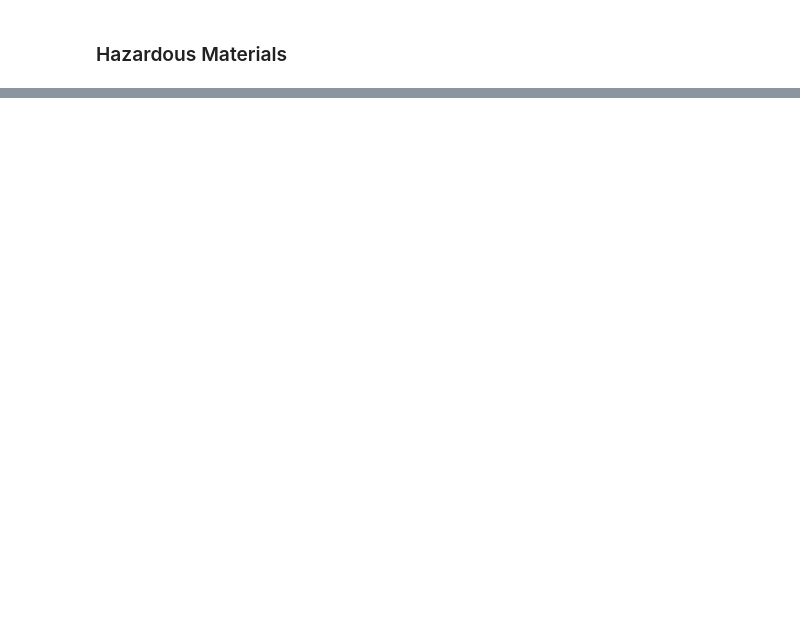
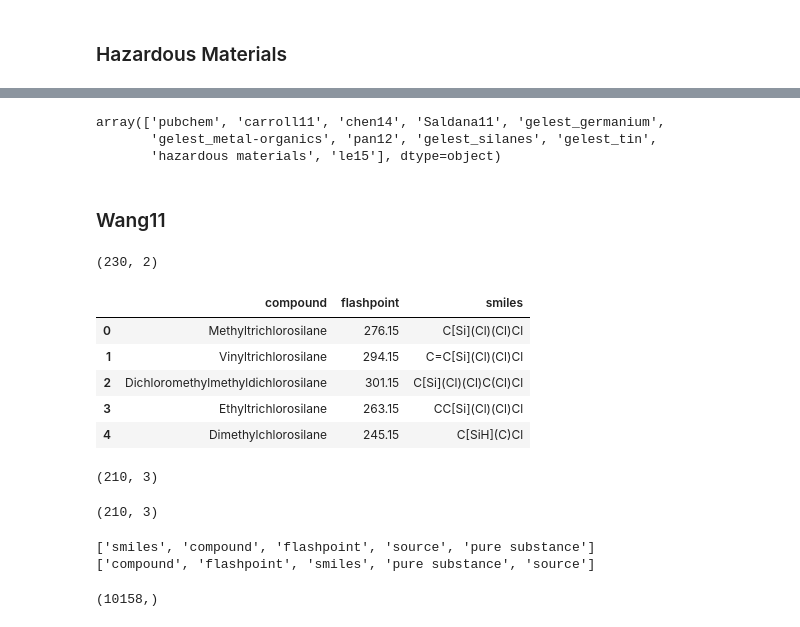
Before and after one commit to nkrakauer/moleprop, a Jupyter notebook: notebooks/Integrated Dataset First Copy.ipynb, the cells around one changed output, grey strips where cells are left out. Drawn from its saved outputs; the diff is of its cells as text; code cells hidden in the pictures; blank space fills up the shorter version.

```diff
--- a/notebooks/Integrated Dataset First Copy.ipynb
+++ b/notebooks/Integrated Dataset First Copy.ipynb
@@ -279,0 +246,6 @@ print(no_dups.shape)
+# %%
+result['source'].unique()
+# %% [output]
+array(['pubchem', 'carroll11', 'chen14', 'Saldana11', 'gelest_germanium',
+       'gelest_metal-organics', 'pan12', 'gelest_silanes', 'gelest_tin',
+       'hazardous materials', 'le15'], dtype=object)
@@ -279,0 +260,35 @@ print(no_dups.shape)
+# %% [markdown]
+### Wang11
+# %%
+wang = pd.read_csv('../data/wang11.csv')
+wang.head()
+print(wang.shape)
+# %% [output]
+(230, 2)
+# %%
+wang['smiles'] = wang['compound'].apply(get_smiles)
+wang.head()
+# %% [output]
+|  | compound | flashpoint | smiles |
+| 0 | Methyltrichlorosilane | 276.15 | C[Si](Cl)(Cl)Cl |
+| 1 | Vinyltrichlorosilane | 294.15 | C=C[Si](Cl)(Cl)Cl |
+| 2 | Dichloromethylmethyldichlorosilane | 301.15 | C[Si](Cl)(Cl)C(Cl)Cl |
+| 3 | Ethyltrichlorosilane | 263.15 | CC[Si](Cl)(Cl)Cl |
+| 4 | Dimethylchlorosilane | 245.15 | C[SiH](C)Cl |
+# %%
+wang[wang['smiles'].isnull() == False].shape
+# %% [output]
+(210, 3)
+# %%
+wang.dropna(inplace=True)
+wang.shape
+# %% [output]
+(210, 3)
+# %%
+wang['pure substance'] = 1
+wang['source'] = 'wang11'
+print(list(integrated_data))
+print(list(wang))
+# %% [output]
+['smiles', 'compound', 'flashpoint', 'source', 'pure substance']
+['compound', 'flashpoint', 'smiles', 'pure substance', 'source']
@@ -279,0 +297,6 @@ print(no_dups.shape)
+# %%
+frames = [integrated_data, wang]
+integrated_data = pd.concat(frames)
+integrated_data['smiles'].unique().shape
+# %% [output]
+(10158,)
```
Also changed, not shown: parts of 53 cells of this notebook, 2 other files.
